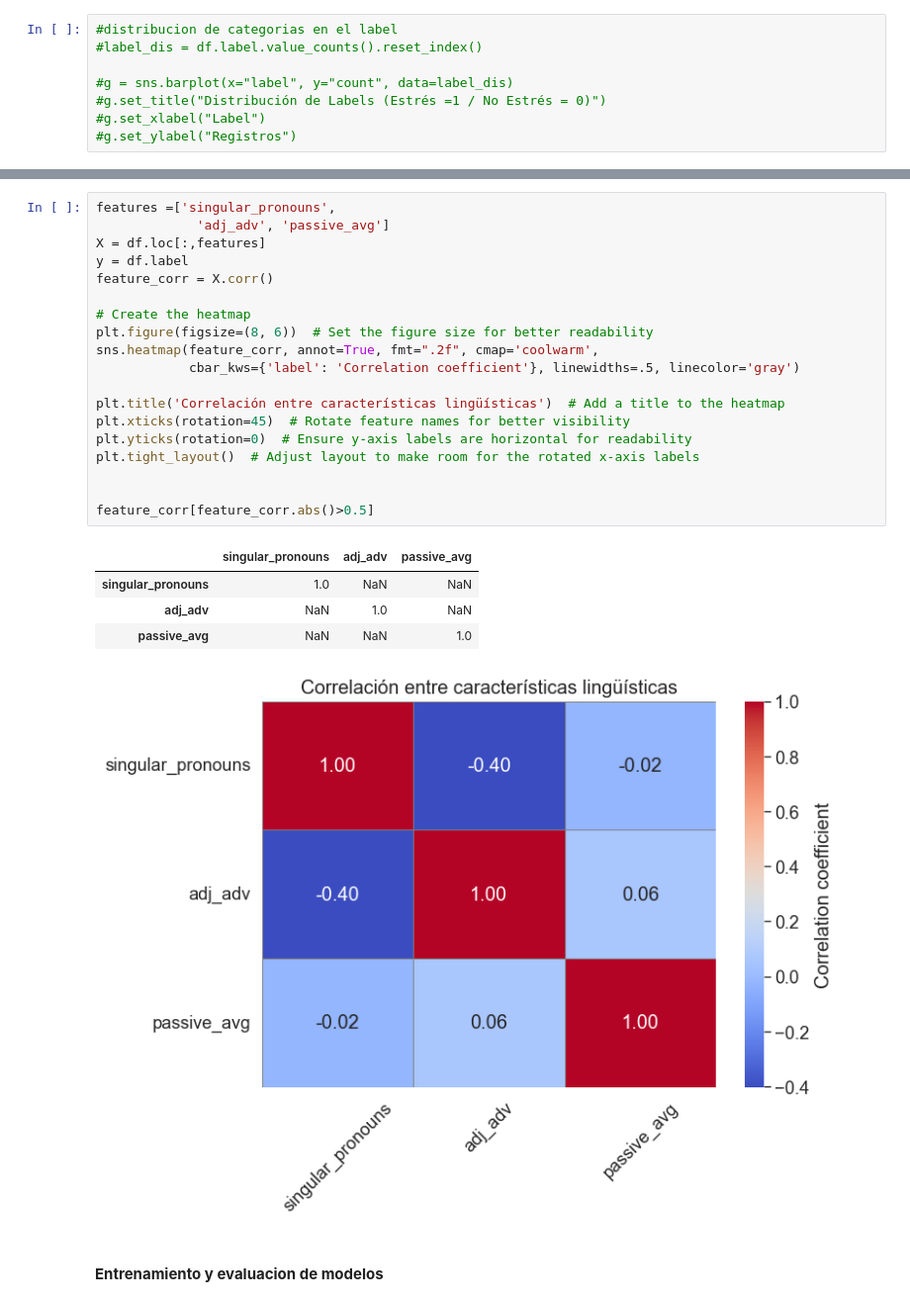
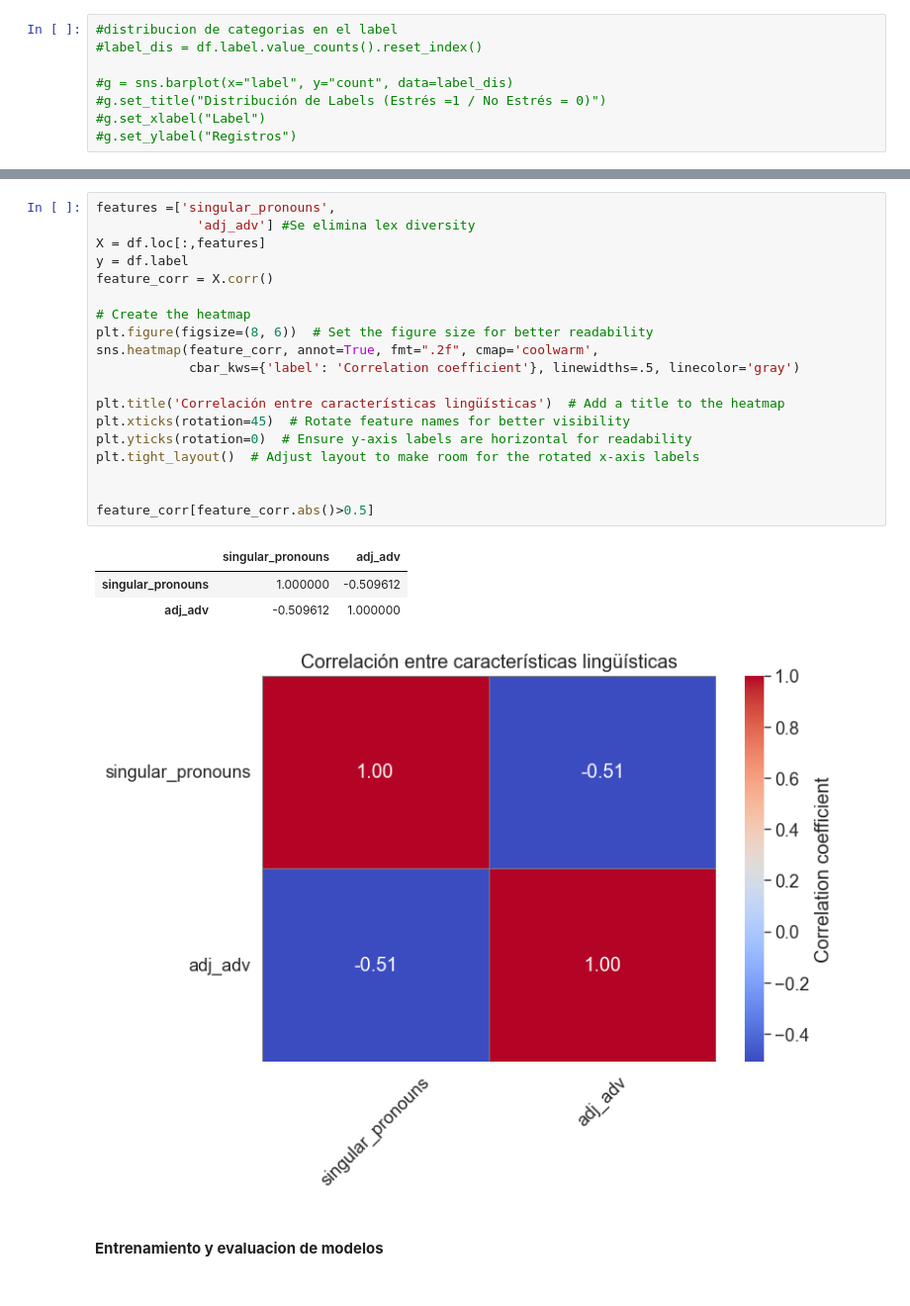
Before and after one commit to fjmoyao/depression_detection, a Jupyter notebook: src/Feature Exploration.ipynb, the cells around one changed output, grey strips where cells are left out. Shown at 99% size. Saved outputs shown, nothing was run; the diff lists cells and outputs as text.

```diff
--- a/src/Feature Exploration.ipynb
+++ b/src/Feature Exploration.ipynb
@@ -139,28 +136,27 @@ feature_corr[feature_corr.abs()>0.5]
 # %%
 features =['singular_pronouns',
-             'adj_adv', 'passive_avg']
+             'adj_adv'] #Se elimina lex diversity
 X = df.loc[:,features]
 y = df.label
 feature_corr = X.corr()
 
 # Create the heatmap
 plt.figure(figsize=(8, 6))  # Set the figure size for better readability
 sns.heatmap(feature_corr, annot=True, fmt=".2f", cmap='coolwarm',
             cbar_kws={'label': 'Correlation coefficient'}, linewidths=.5, linecolor='gray')
 
 plt.title('Correlación entre características lingüísticas')  # Add a title to the heatmap
 plt.xticks(rotation=45)  # Rotate feature names for better visibility
 plt.yticks(rotation=0)  # Ensure y-axis labels are horizontal for readability
 plt.tight_layout()  # Adjust layout to make room for the rotated x-axis labels
 
 
 feature_corr[feature_corr.abs()>0.5]
 # %% [output]
-|  | singular_pronouns | adj_adv | passive_avg |
-| singular_pronouns | 1.0 | NaN | NaN |
-| adj_adv | NaN | 1.0 | NaN |
-| passive_avg | NaN | NaN | 1.0 |
+|  | singular_pronouns | adj_adv |
+| singular_pronouns | 1.000000 | -0.509612 |
+| adj_adv | -0.509612 | 1.000000 |
-[figure, old version]
+[figure, new version]
 # %% [markdown]
 #### **Entrenamiento y evaluacion de modelos**
 # %%
```
Also changed, not shown: parts of 9 cells of this notebook, 4 other files.
